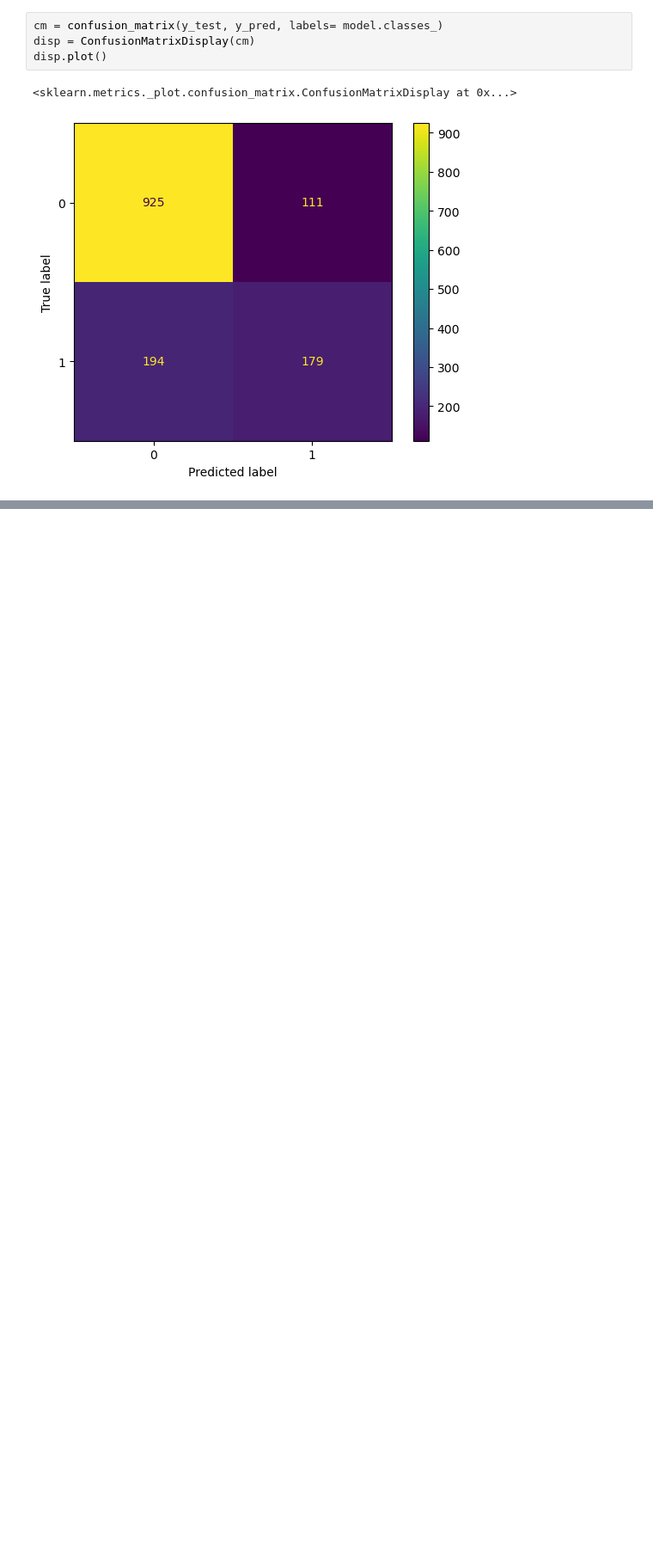
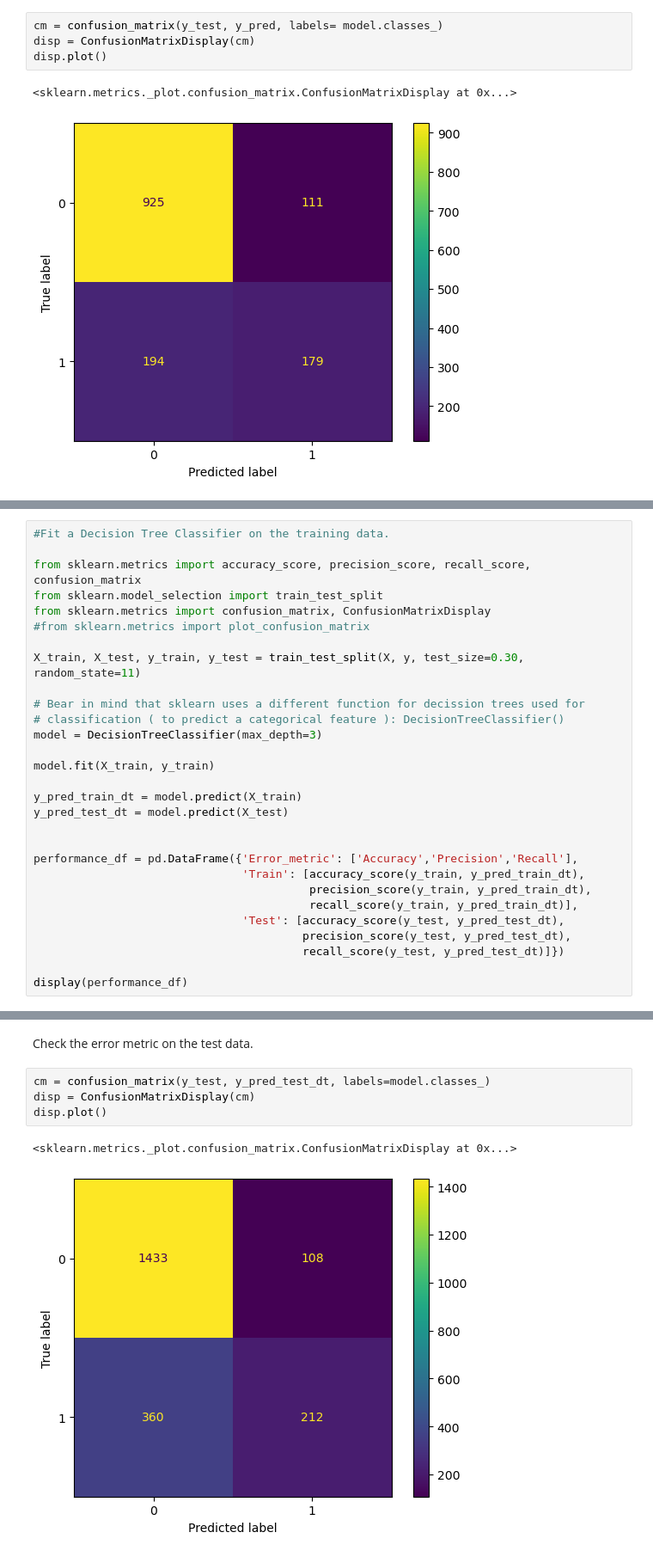
Before and after one commit to Oliviasteph5/Week-7-Models, a Jupyter notebook: Week7Day2 Lab.ipynb, the cells around one changed output, grey strips where cells are left out. Shown: that part at 86% size. Drawn from its saved outputs; the diff is of its cells as text; blank space fills up the shorter version.

```diff
--- a/Week7Day2 Lab.ipynb
+++ b/Week7Day2 Lab.ipynb
@@ -244,0 +253,29 @@ disp.plot()
+# %%
+#Fit a Decision Tree Classifier on the training data.
+
+from sklearn.metrics import accuracy_score, precision_score, recall_score, confusion_matrix
+from sklearn.model_selection import train_test_split
+from sklearn.metrics import confusion_matrix, ConfusionMatrixDisplay
+#from sklearn.metrics import plot_confusion_matrix
+
+X_train, X_test, y_train, y_test = train_test_split(X, y, test_size=0.30, random_state=11)
+
+# Bear in mind that sklearn uses a different function for decission trees used for
+# classification ( to predict a categorical feature ): DecisionTreeClassifier()
+model = DecisionTreeClassifier(max_depth=3)
+
+model.fit(X_train, y_train)
+
+y_pred_train_dt = model.predict(X_train)
+y_pred_test_dt = model.predict(X_test)
+
+
+performance_df = pd.DataFrame({'Error_metric': ['Accuracy','Precision','Recall'],
+                               'Train': [accuracy_score(y_train, y_pred_train_dt),
+                                         precision_score(y_train, y_pred_train_dt),
+                                         recall_score(y_train, y_pred_train_dt)],
+                               'Test': [accuracy_score(y_test, y_pred_test_dt),
+                                        precision_score(y_test, y_pred_test_dt),
+                                        recall_score(y_test, y_pred_test_dt)]})
+
+display(performance_df)
@@ -244,0 +287,9 @@ disp.plot()
+# %% [markdown]
+Check the error metric on the test data.
+# %%
+cm = confusion_matrix(y_test, y_pred_test_dt, labels=model.classes_)
+disp = ConfusionMatrixDisplay(cm)
+disp.plot()
+# %% [output]
+<sklearn.metrics._plot.confusion_matrix.ConfusionMatrixDisplay at 0x...>
+[figure, added]
```
Also changed, not shown: parts of 9 cells of this notebook.
